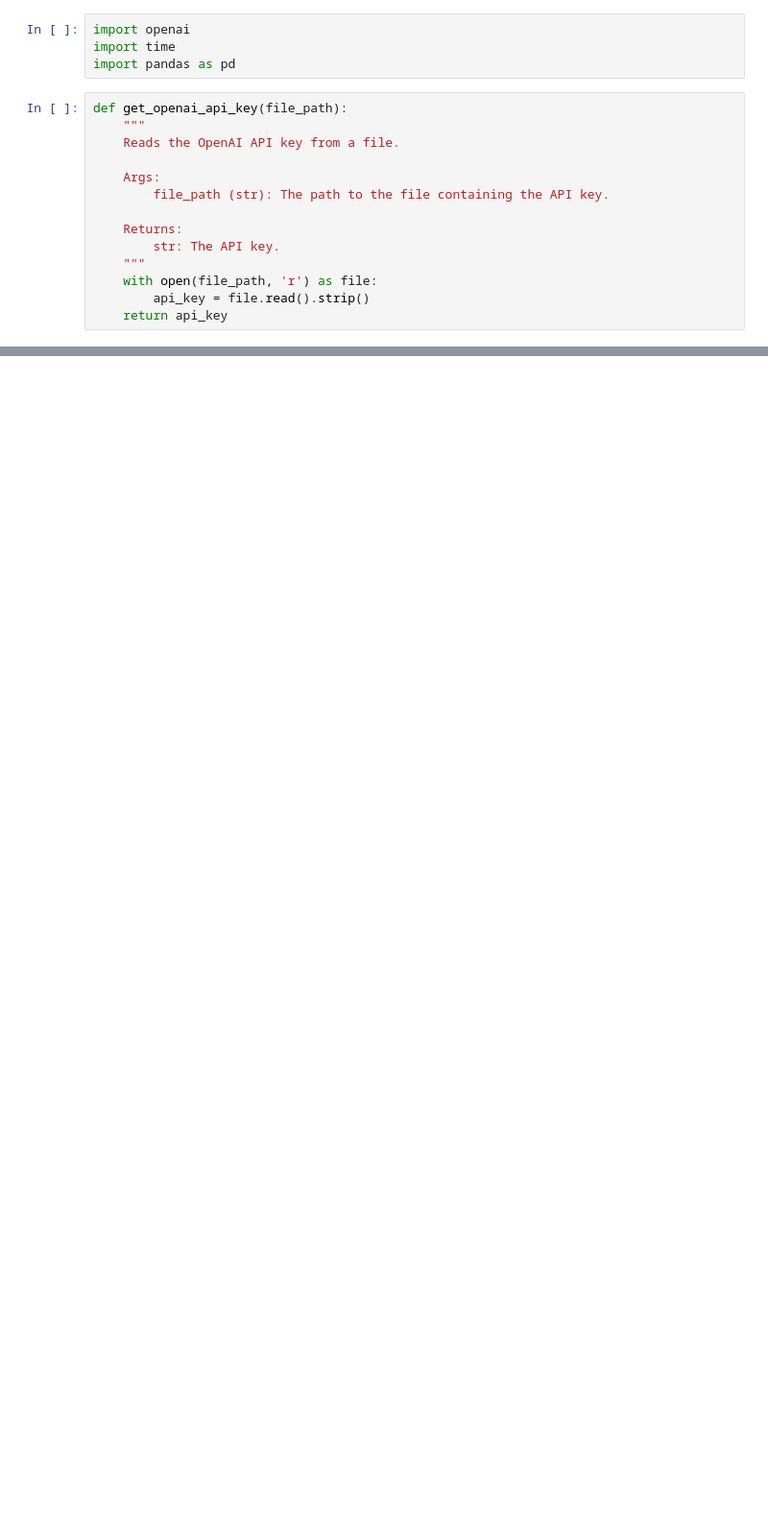
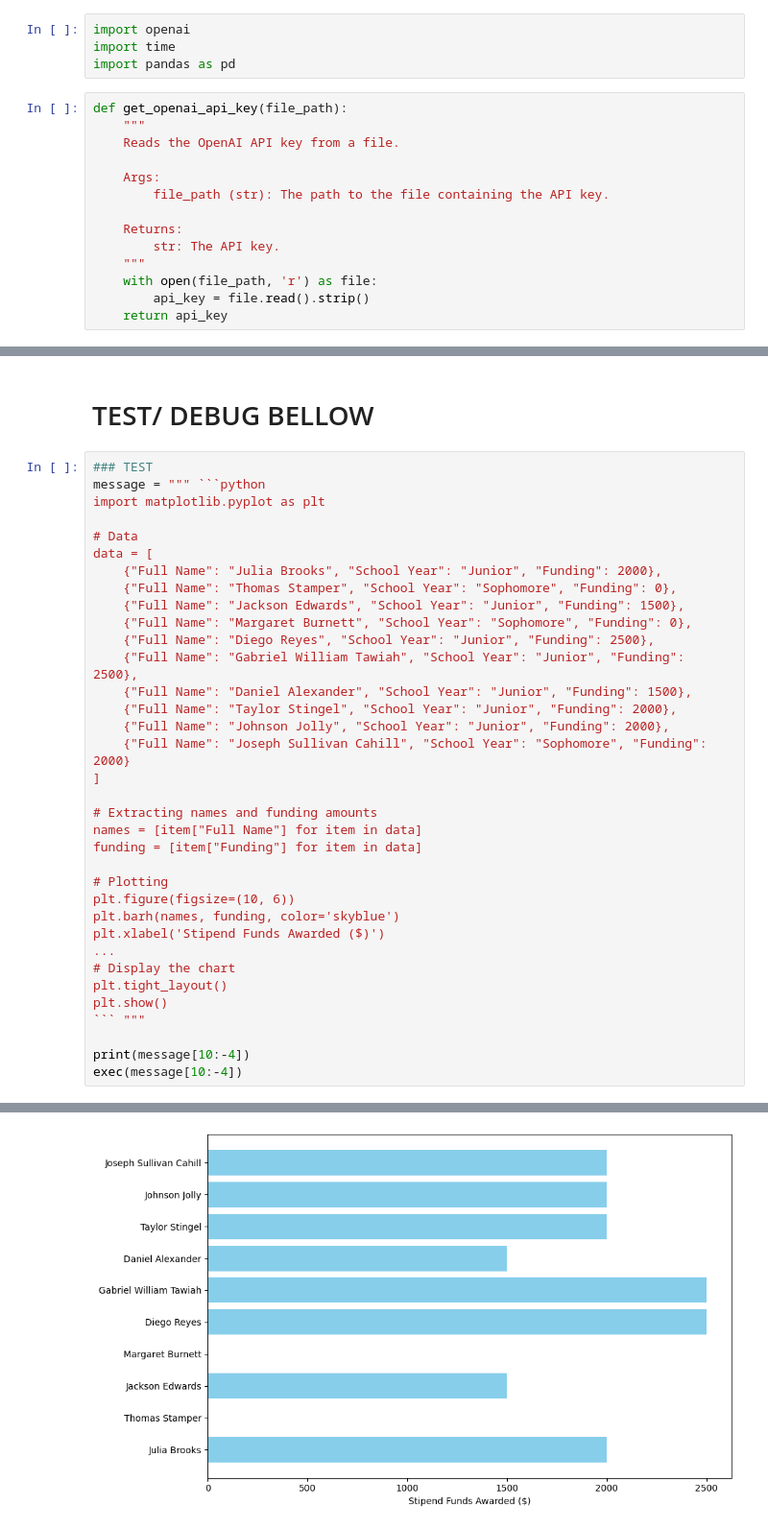
Before and after one commit to T-Godwins/ETL-Automation, a Jupyter notebook: OpenAI API Test.ipynb, the cells around one changed output, grey strips where cells are left out. Shown at 96% size. Drawn from its saved outputs; the diff is of its cells as text; blank space fills up the shorter version.

````diff
--- a/OpenAI API Test.ipynb
+++ b/OpenAI API Test.ipynb
@@ -82,0 +90,38 @@ An error occurred: Cannot convert numpy.ndarray to numpy.ndarray
+# %% [markdown]
+# TEST/ DEBUG BELLOW
+# %%
+### TEST
+message = """ ```python
+import matplotlib.pyplot as plt
+
+# Data
+data = [
+    {"Full Name": "Julia Brooks", "School Year": "Junior", "Funding": 2000},
+    {"Full Name": "Thomas Stamper", "School Year": "Sophomore", "Funding": 0},
+    {"Full Name": "Jackson Edwards", "School Year": "Junior", "Funding": 1500},
+    {"Full Name": "Margaret Burnett", "School Year": "Sophomore", "Funding": 0},
+    {"Full Name": "Diego Reyes", "School Year": "Junior", "Funding": 2500},
+    {"Full Name": "Gabriel William Tawiah", "School Year": "Junior", "Funding": 2500},
+    {"Full Name": "Daniel Alexander", "School Year": "Junior", "Funding": 1500},
+    {"Full Name": "Taylor Stingel", "School Year": "Junior", "Funding": 2000},
+    {"Full Name": "Johnson Jolly", "School Year": "Junior", "Funding": 2000},
+    {"Full Name": "Joseph Sullivan Cahill", "School Year": "Sophomore", "Funding": 2000}
+]
+
+# Extracting names and funding amounts
+names = [item["Full Name"] for item in data]
+funding = [item["Funding"] for item in data]
+
+# Plotting
+plt.figure(figsize=(10, 6))
+plt.barh(names, funding, color='skyblue')
+plt.xlabel('Stipend Funds Awarded ($)')
+...
+# Display the chart
+plt.tight_layout()
+plt.show()
+``` """
+
+print(message[10:-4])
+exec(message[10:-4])
+# %% [output]
@@ -82,0 +145 @@ An error occurred: Cannot convert numpy.ndarray to numpy.ndarray
+[figure, added]
````
Also changed, not shown: parts of 8 cells of this notebook.
